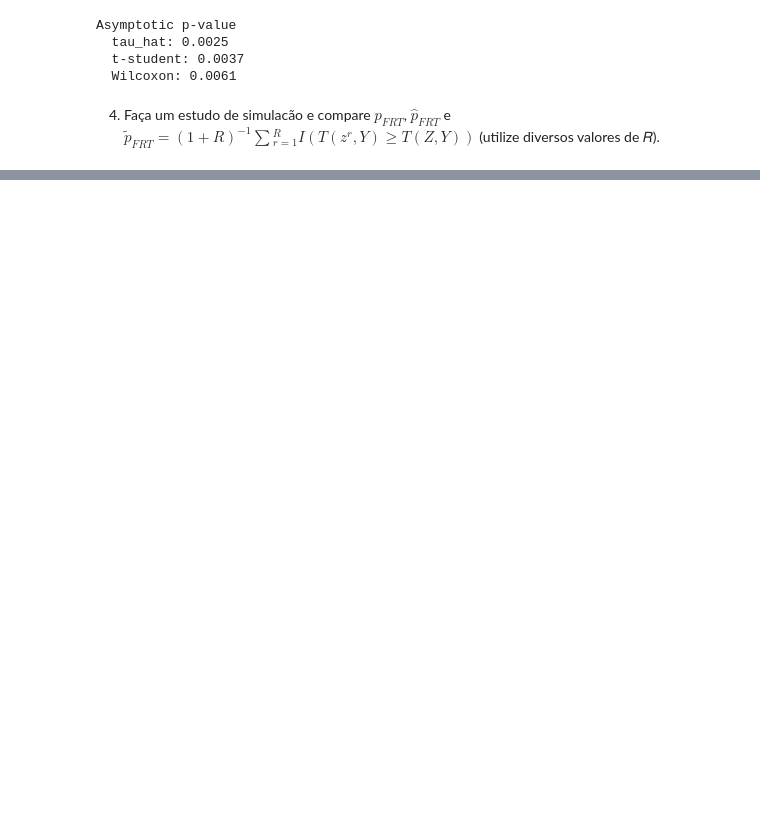
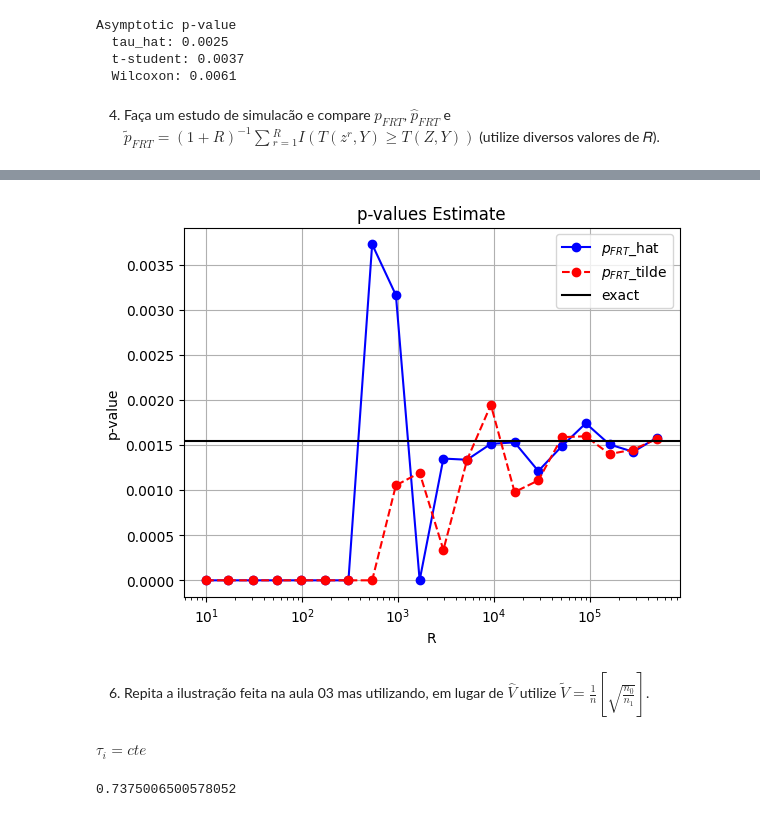
Before and after one commit to TiagoCAAmorim/causal_inference, a Jupyter notebook: Lista02/Lista02.ipynb, the cells around one changed output, grey strips where cells are left out. Saved outputs shown, nothing was run; the diff lists cells and outputs as text; code cells hidden in the pictures; blank space fills up the shorter version.

```diff
--- a/Lista02/Lista02.ipynb
+++ b/Lista02/Lista02.ipynb
@@ -180,0 +229,47 @@ Name: treat, Length: 445, dtype: int32
+# %%
+r_tests = np.logspace(
+    base=10,
+    start=1,
+    stop=min(np.log10(len(all_combinations)), 6),
+    num=20).astype(int)
+
+p_FRT_hat = []
+p_FRT_tilde = []
+# random_indexes = list(range(len(all_combinations)))
+for r in r_tests:
+    # random.shuffle(random_indexes)
+    random_indexes = np.random.choice(np.arange(len(all_combinations)),
+                                      size=r, replace=True)
+    t_i_ = [t_i[i] for i in random_indexes[:r]]
+    n_pass = sum([1 for t in t_i_ if t_ < t])
+    p_FRT_hat.append(n_pass / r)
+
+    random_indexes = np.random.choice(np.arange(len(all_combinations)),
+                                      size=r, replace=True)
+    t_i_ = [t_i[i] for i in random_indexes[:r]]
+    n_pass = sum([1 for t in t_i_ if t_ < t])
+    p_FRT_tilde.append(n_pass / (r+1))
+# %%
+plt.plot(r_tests, p_FRT_hat,
+         color='blue', linestyle='-', marker='o',
+         label='$p_{FRT}$_hat')
+plt.plot(r_tests, p_FRT_tilde,
+         color='red', linestyle='--', marker='o',
+         label='$p_{FRT}$_tilde')
+plt.axhline(y=p_FRT,
+            color='black', linestyle='-', label='exact')
+
+plt.xscale('log')
+plt.xlabel('R')
+plt.ylabel('p-value')
+plt.title('p-values Estimate')
+plt.legend()
+
+plt.grid(True)
+plt.show()
+# %% [output]
+[figure, added]
+# %% [markdown]
+6. Repita a ilustração feita na aula 03 mas utilizando, em lugar de $\hat{V}$ utilize $\tilde{V} = \frac{1}{n}[\sqrt{\frac{n_0}{n_1}}]$.
+# %% [markdown]
+$\tau{}_i =cte$
@@ -180,0 +287,4 @@ Name: treat, Length: 445, dtype: int32
+# %%
+np.cov(y1_pot, y0_pot, ddof=1)[1,0]
+# %% [output]
+0.7375006500578052
```
Also changed, not shown: parts of 17 cells of this notebook, 1 other file.
